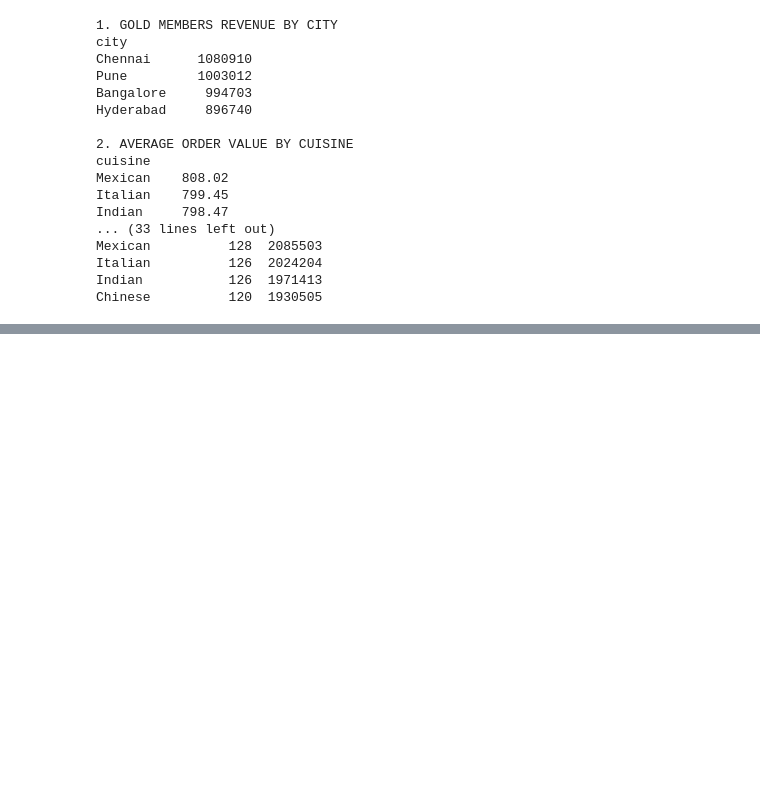
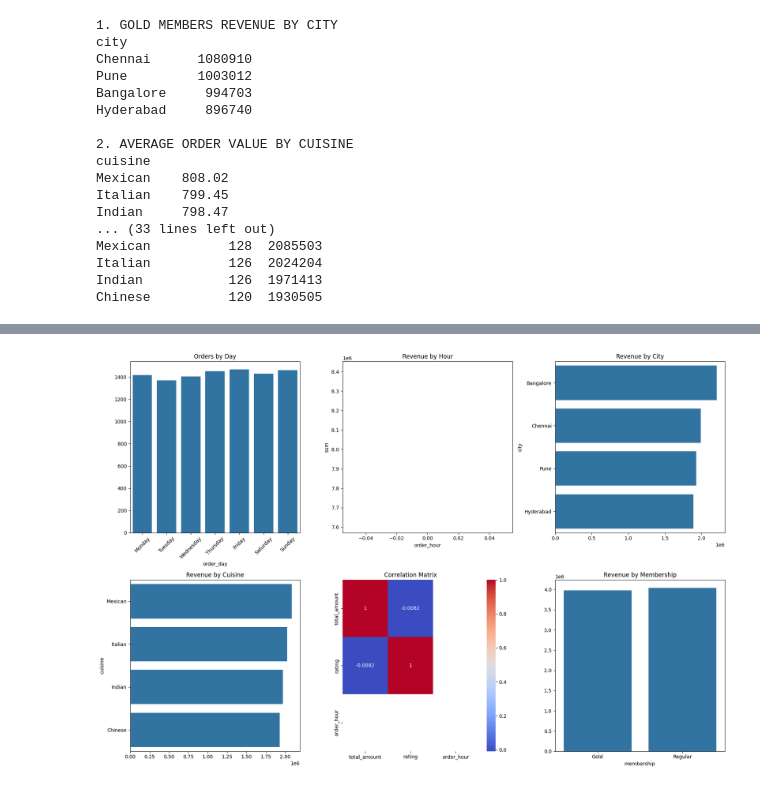
Before and after one commit to DN444/InnomaticsHackathon, a Jupyter notebook: res.ipynb, the cells around one changed output, grey strips where cells are left out. Cells and saved outputs as stored; diff of their text form; code cells hidden in the pictures; blank space fills up the shorter version.

```diff
--- a/res.ipynb
+++ b/res.ipynb
@@ -178,0 +242,35 @@ Gold orders in top city: 1,337
+# %%
+df['order_day'] = df['order_date'].dt.day_name()
+df['order_month'] = df['order_date'].dt.month_name()
+df['order_hour'] = df['order_date'].dt.hour
+
+fig, axes = plt.subplots(2, 3, figsize=(18, 12))
+
+order_dist = df['order_day'].value_counts().reindex(['Monday','Tuesday','Wednesday','Thursday','Friday','Saturday','Sunday'])
+sns.barplot(x=order_dist.index, y=order_dist.values, ax=axes[0,0])
+axes[0,0].set_title('Orders by Day')
+axes[0,0].tick_params(axis='x', rotation=45)
+
+hourly = df.groupby('order_hour')['total_amount'].agg(['count','sum']).reset_index()
+sns.lineplot(data=hourly, x='order_hour', y='sum', ax=axes[0,1])
+axes[0,1].set_title('Revenue by Hour')
+
+city_rev = df.groupby('city')['total_amount'].sum().sort_values(ascending=False)
+sns.barplot(x=city_rev.values, y=city_rev.index, ax=axes[0,2])
+axes[0,2].set_title('Revenue by City')
+
+cuisine_rev = df.groupby('cuisine')['total_amount'].sum().sort_values(ascending=False)
+sns.barplot(x=cuisine_rev.values, y=cuisine_rev.index, ax=axes[1,0])
+axes[1,0].set_title('Revenue by Cuisine')
+
+sns.heatmap(df[['total_amount', 'rating', 'order_hour']].corr(), annot=True, cmap='coolwarm', ax=axes[1,1])
+axes[1,1].set_title('Correlation Matrix')
+
+membership_rev = df.groupby('membership')['total_amount'].sum()
+sns.barplot(x=membership_rev.index, y=membership_rev.values, ax=axes[1,2])
+axes[1,2].set_title('Revenue by Membership')
+
+plt.tight_layout()
+plt.show()
+# %% [output]
+[figure, added]
```
Also changed, not shown: parts of 13 cells of this notebook, 1 other file.
